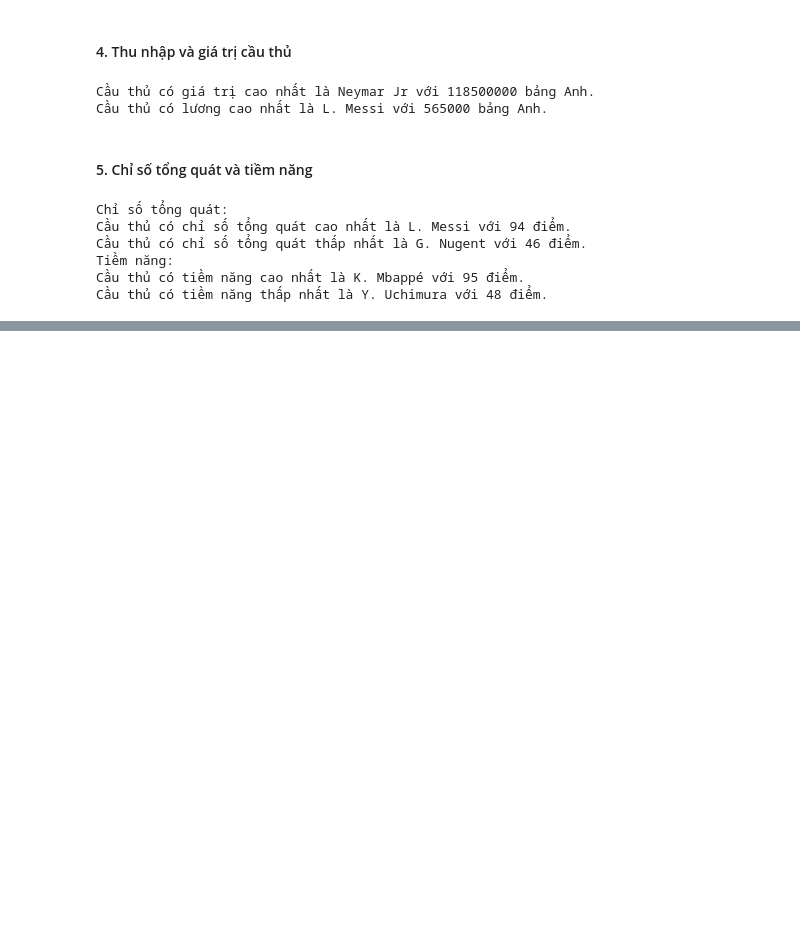
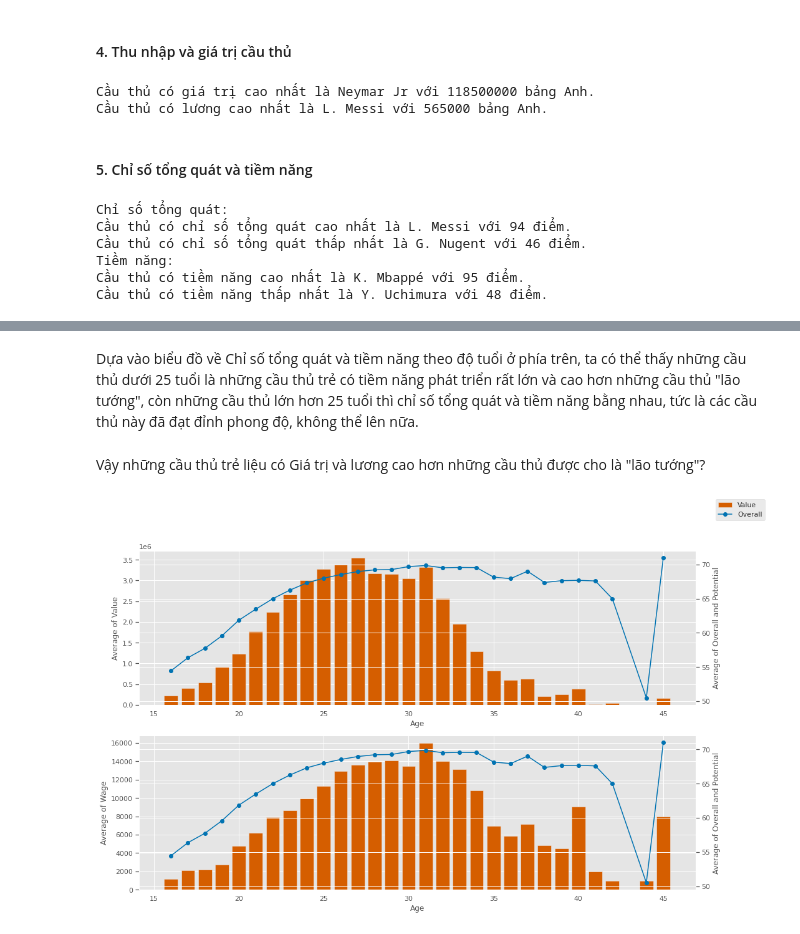
Before and after one commit to heraclex12/Data-Science-Final-Project, a Jupyter notebook: 1712442-TranTrungHieu.ipynb, the cells around one changed output, grey strips where cells are left out. Saved outputs shown, nothing was run; the diff lists cells and outputs as text; code cells hidden in the pictures; blank space fills up the shorter version.

```diff
--- a/1712442-TranTrungHieu.ipynb
+++ b/1712442-TranTrungHieu.ipynb
@@ -453,0 +481,31 @@ Cầu thủ có tiềm năng thấp nhất là Y. Uchimura với 48 điểm.
+# %% [markdown]
+Dựa vào biểu đồ về Chỉ số tổng quát và tiềm năng theo độ tuổi ở phía trên, ta có thể thấy những cầu thủ dưới 25 tuổi là những cầu thủ trẻ có tiềm năng phát triển rất lớn và cao hơn những cầu thủ "lão tướng", còn những cầu thủ lớn hơn 25 tuổi thì chỉ số tổng quát và tiềm năng bằng nhau, tức là các cầu thủ này đã đạt đỉnh phong độ, không thể lên nữa.
+# %% [markdown]
+Vậy những cầu thủ trẻ liệu có Giá trị và lương cao hơn những cầu thủ được cho là "lão tướng"?
+# %%
+fig = plt.figure(figsize=(16, 10))
+
+# Vẽ biểu đồ về trung bình giá trị theo tuổi
+ax = fig.add_subplot(211)
+barchart = ax.bar(age_value_df.Age, age_value_df.Value, color='r', label='Value') # Vẽ bar chart
+ax2 = ax.twinx()      # Kết hợp 2 biểu đồ
+linechart = ax2.plot(age_value_df.Age, age_value_df.Overall, color='b', marker='o', label='Overall') #Line chart
+
+ax.set_xlabel("Age")
+ax.set_ylabel("Average of Value")
+ax2.set_ylabel("Average of Overall and Potential")
+fig.legend()
+
+
+# Vẽ biểu đồ về trung bình lương theo tuổi
+ax = fig.add_subplot(212)
+barchart = ax.bar(age_value_df.Age, age_value_df.Wage, color='r', label='Wage') # Vẽ bar chart
+ax2 = ax.twinx()   # Kết hợp 2 biểu đồ
+linechart = ax2.plot(age_value_df.Age, age_value_df.Overall, color='b', marker='o', label='Overall') #Vẽ line chart
+
+ax.set_xlabel("Age")
+ax.set_ylabel("Average of Wage")
+ax2.set_ylabel("Average of Overall and Potential")
+plt.show()
+# %% [output]
+[figure, added]
```
Also changed, not shown: parts of 20 cells of this notebook.
